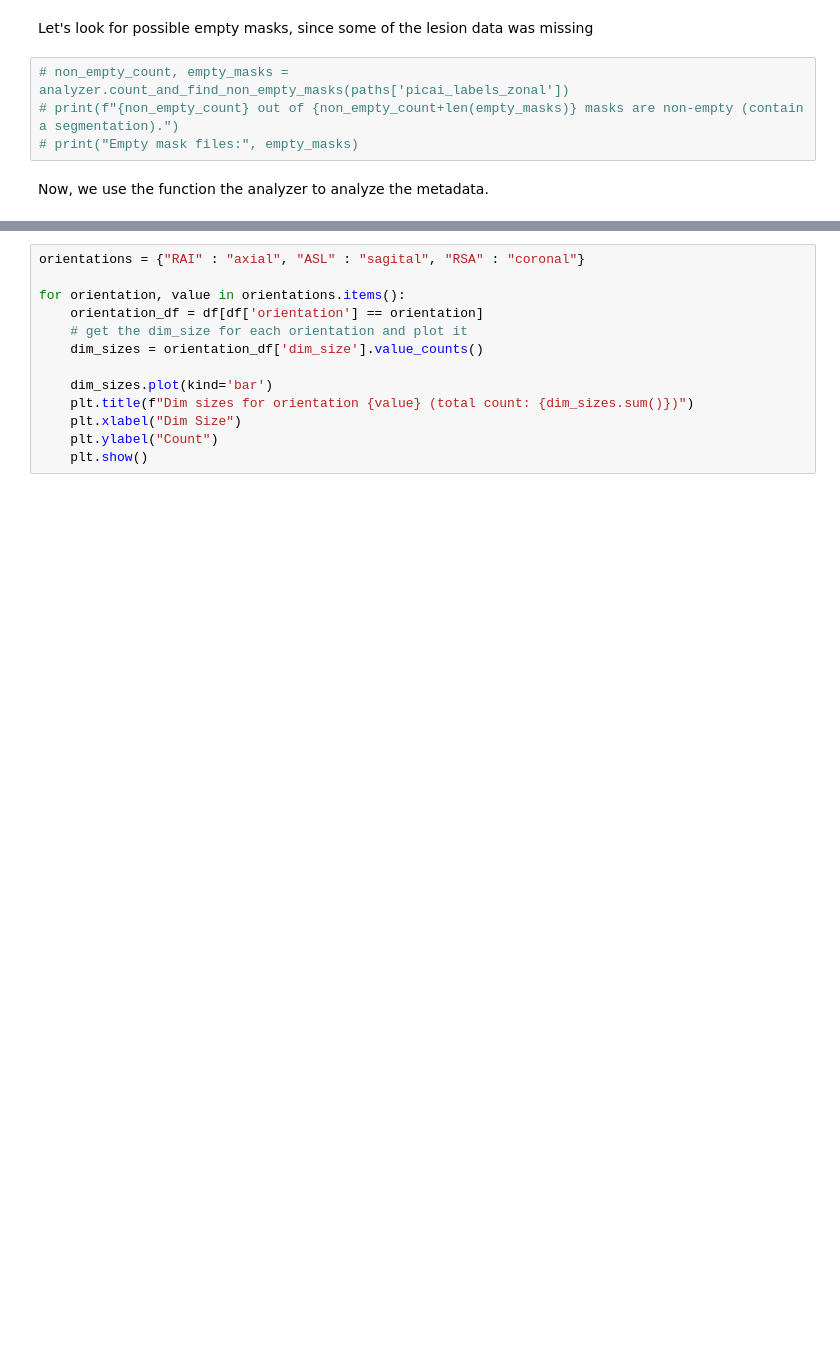
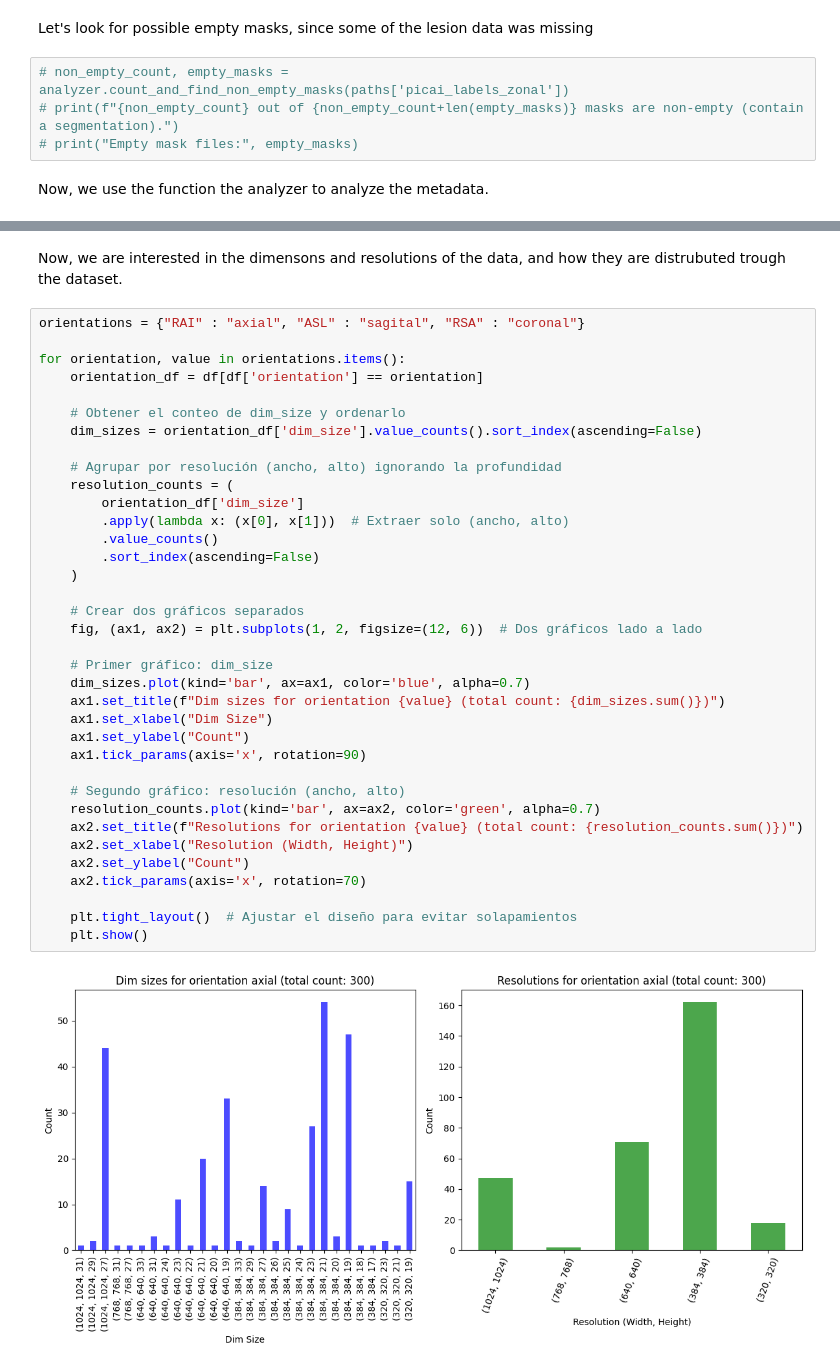
Before and after one commit to usbt0p/mri-prostate-segmentation-deeplearning, a Jupyter notebook: exploratory-analysis/explore.ipynb, the cells around one changed output, grey strips where cells are left out. Saved outputs shown, nothing was run; the diff lists cells and outputs as text; blank space fills up the shorter version.

Commit message:
order by dims + resolution count + data analyzer docstring modification

```diff
--- a/exploratory-analysis/explore.ipynb
+++ b/exploratory-analysis/explore.ipynb
@@ -108,13 +128,40 @@ plt.show()
-# %%
-orientations = {"RAI" : "axial", "ASL" : "sagital", "RSA" : "coronal"}
-
-for orientation, value in orientations.items():
-    orientation_df = df[df['orientation'] == orientation]
-    # get the dim_size for each orientation and plot it
-    dim_sizes = orientation_df['dim_size'].value_counts()
-
-    dim_sizes.plot(kind='bar')
-    plt.title(f"Dim sizes for orientation {value} (total count: {dim_sizes.sum()})")
-    plt.xlabel("Dim Size")
-    plt.ylabel("Count")
-    plt.show()
+# %% [markdown]
+Now, we are interested in the dimensons and resolutions of the data, and how they are distrubuted trough the dataset.
+# %%
+orientations = {"RAI" : "axial", "ASL" : "sagital", "RSA" : "coronal"}
+
+for orientation, value in orientations.items():
+    orientation_df = df[df['orientation'] == orientation]
+
+    # Obtener el conteo de dim_size y ordenarlo
+    dim_sizes = orientation_df['dim_size'].value_counts().sort_index(ascending=False)
+
+    # Agrupar por resolución (ancho, alto) ignorando la profundidad
+    resolution_counts = (
+        orientation_df['dim_size']
+        .apply(lambda x: (x[0], x[1]))  # Extraer solo (ancho, alto)
+        .value_counts()
+        .sort_index(ascending=False)
+    )
+
+    # Crear dos gráficos separados
+    fig, (ax1, ax2) = plt.subplots(1, 2, figsize=(12, 6))  # Dos gráficos lado a lado
+
+    # Primer gráfico: dim_size
+    dim_sizes.plot(kind='bar', ax=ax1, color='blue', alpha=0.7)
+    ax1.set_title(f"Dim sizes for orientation {value} (total count: {dim_sizes.sum()})")
+    ax1.set_xlabel("Dim Size")
+    ax1.set_ylabel("Count")
+    ax1.tick_params(axis='x', rotation=90)
+
+    # Segundo gráfico: resolución (ancho, alto)
+    resolution_counts.plot(kind='bar', ax=ax2, color='green', alpha=0.7)
+    ax2.set_title(f"Resolutions for orientation {value} (total count: {resolution_counts.sum()})")
+    ax2.set_xlabel("Resolution (Width, Height)")
+    ax2.set_ylabel("Count")
+    ax2.tick_params(axis='x', rotation=70)
+
+    plt.tight_layout()  # Ajustar el diseño para evitar solapamientos
+    plt.show()
+# %% [output]
+[figure, added]
```
Also changed, not shown: parts of 6 cells of this notebook, 1 other file.
